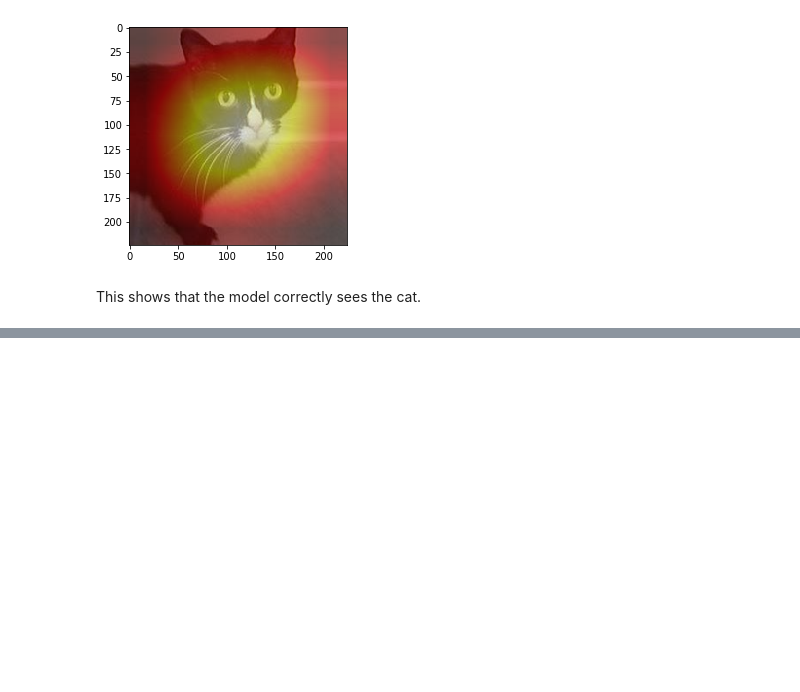
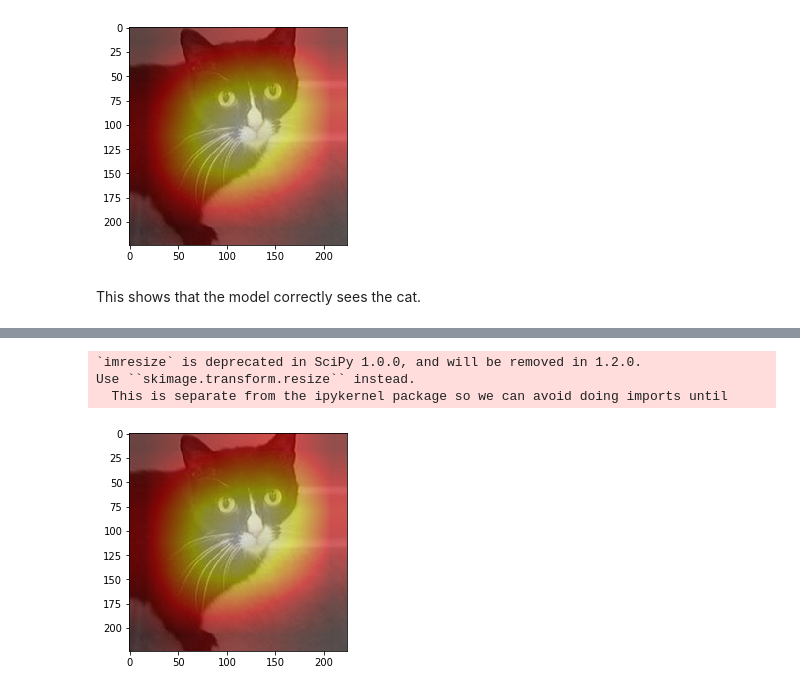
Before and after one commit to TheShadow29/FAI-notes, a Jupyter notebook: notebooks/Using-CAM-for-CNN-Visualization.ipynb, the cells around one changed output, grey strips where cells are left out. Saved outputs shown, nothing was run; the diff lists cells and outputs as text; code cells hidden in the pictures; blank space fills up the shorter version.

```diff
--- a/notebooks/Using-CAM-for-CNN-Visualization.ipynb
+++ b/notebooks/Using-CAM-for-CNN-Visualization.ipynb
@@ -177,0 +211,2 @@ learn_lin.fit(1e-2, 1, cycle_len=1)
+# %%
+sf_lin = [SaveFeatures(ml) for ml in [mlin_fit[8]]]
@@ -177,0 +217,22 @@ learn_lin.fit(1e-2, 1, cycle_len=1)
+# %%
+log_prob_lin = mlin_fit(to_gpu(V(x)))
+
+fts_c = to_np(sf_lin[0].features[idx])
+fts_l = to_np(mlin_fit[11].weight)
+prob = np.exp(to_np(log_prob))
+# %%
+# Taken from https://github.com/metalbubble/CAM/blob/master/pytorch_CAM.py#L42
+def returnCAM(feature_conv, weight_softmax, class_idx):
+    # generate the class activation maps upsample to 256x256
+    size_upsample = (224, 224)
+    nc, h, w = feature_conv.shape
+    output_cam = []
+    for idx in class_idx:
+        cam = weight_softmax[idx].dot(feature_conv.reshape((nc, h*w)))
+        cam = cam.reshape(h, w)
+        cam = cam - np.min(cam)
+        cam_img = cam / np.max(cam)
+        output_cam.append(cam_img)
+#         cam_img = np.uint8(255 * cam_img)
+#         output_cam.append(cv2.resize(cam_img, size_upsample))
+    return output_cam
@@ -177,0 +243,2 @@ learn_lin.fit(1e-2, 1, cycle_len=1)
+# %%
+out_cam = returnCAM(fts_c, fts_l, [np.argmax(prob[idx])])
@@ -177,0 +259,9 @@ learn_lin.fit(1e-2, 1, cycle_len=1)
+# %%
+# plt.imshow(result, cmap='hot')
+plt.imshow(x1[idx])
+plt.imshow(scipy.misc.imresize(out_cam[0], x1[idx].shape), alpha=0.5, cmap='hot');
+# %% [output]
+`imresize` is deprecated in SciPy 1.0.0, and will be removed in 1.2.0.
+Use ``skimage.transform.resize`` instead.
+  This is separate from the ipykernel package so we can avoid doing imports until
+[figure, added]
```
Also changed, not shown: parts of 14 cells of this notebook.
